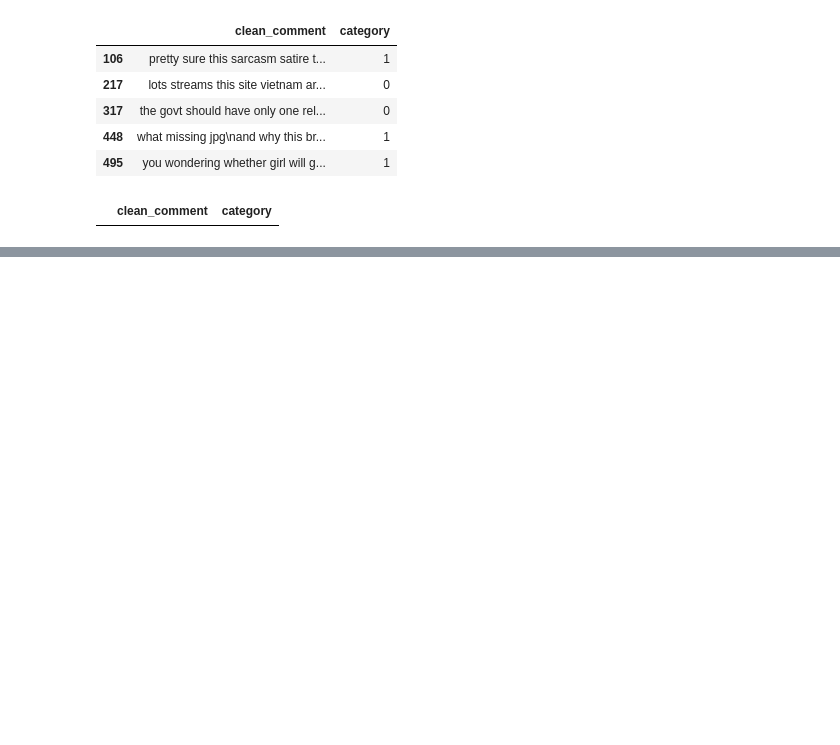
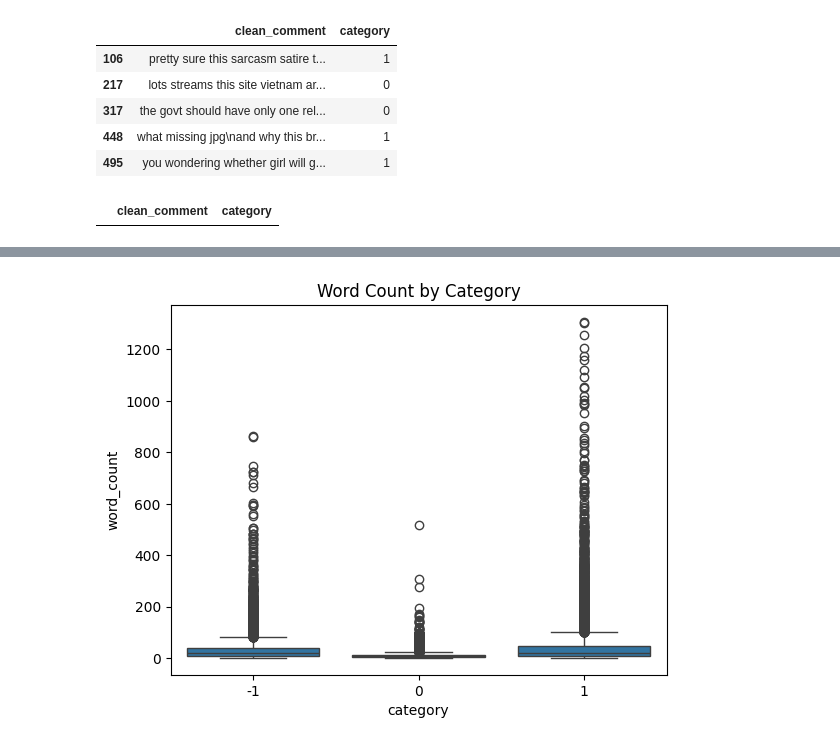
Before and after one commit to 7rohxt/yt-sentiment-mlops, a Jupyter notebook: notebooks/01_data_collection_&_eda.ipynb, the cells around one changed output, grey strips where cells are left out. Saved outputs shown, nothing was run; the diff lists cells and outputs as text; code cells hidden in the pictures; blank space fills up the shorter version.

```diff
--- a/notebooks/01_data_collection_&_eda.ipynb
+++ b/notebooks/01_data_collection_&_eda.ipynb
@@ -104,0 +130,6 @@ comments_with_newline
+# %%
+sns.boxplot(data=df, x='category', y='word_count')
+plt.title('Word Count by Category')
+plt.show()
+# %% [output]
+[figure, added]
```
Also changed, not shown: parts of 11 cells of this notebook.
